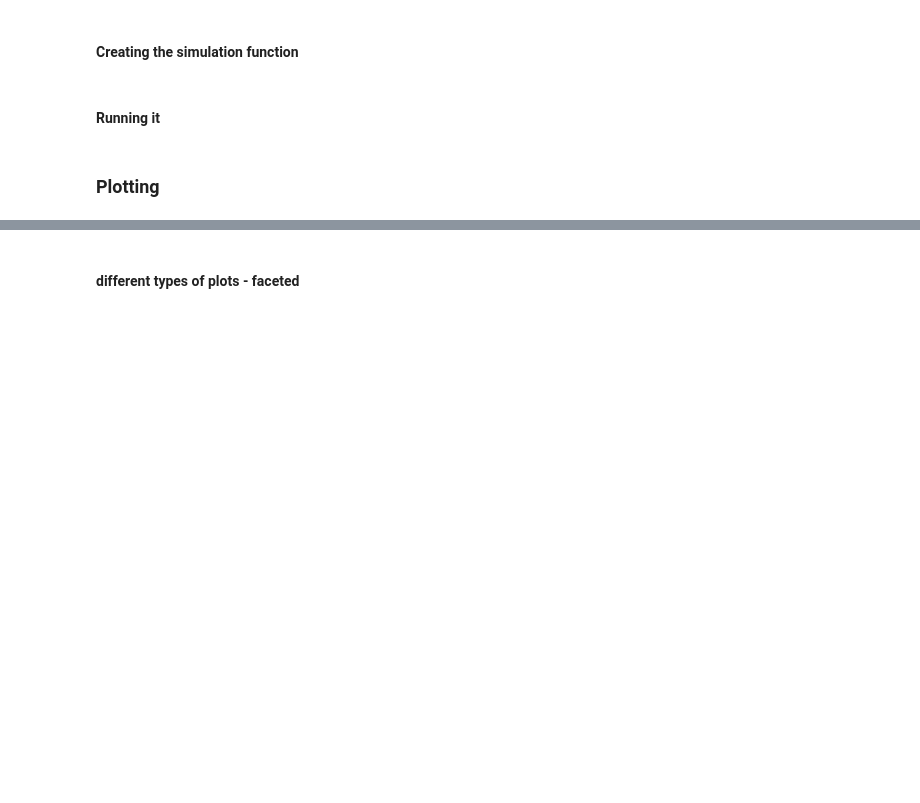
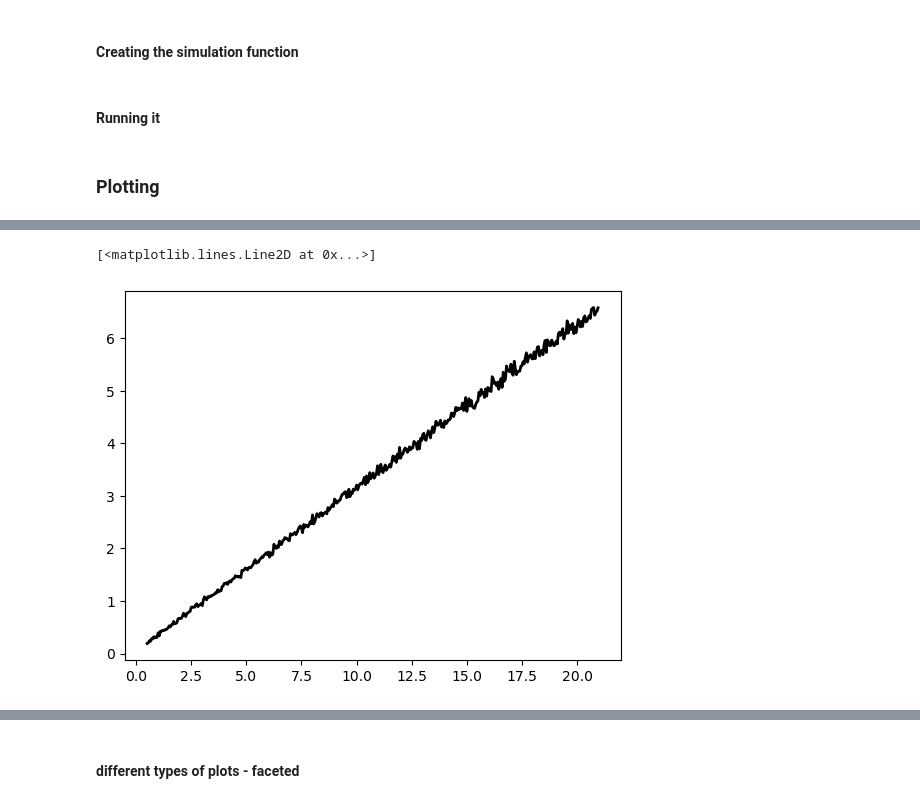
Before and after one commit to jj-franks/Dispersal-Model, a Jupyter notebook: Models/Model-PISCO.ipynb, the cells around one changed output, grey strips where cells are left out. Saved outputs shown, nothing was run; the diff lists cells and outputs as text; code cells hidden in the pictures; blank space fills up the shorter version.

```diff
--- a/Models/Model-PISCO.ipynb
+++ b/Models/Model-PISCO.ipynb
@@ -198,3 +477,9 @@ plt.show()
+# %%
+means = df_settle.groupby('release_height')['settling_time_hours'].mean()
+plt.plot(means.index, means.values, color='black', lw=2)
+# %% [output]
+[<matplotlib.lines.Line2D at 0x...>]
+[figure, added]
 # %%
 distance = np.sqrt(x**2 + y**2)
 
```
Also changed, not shown: parts of 21 cells of this notebook, 20 other files.
